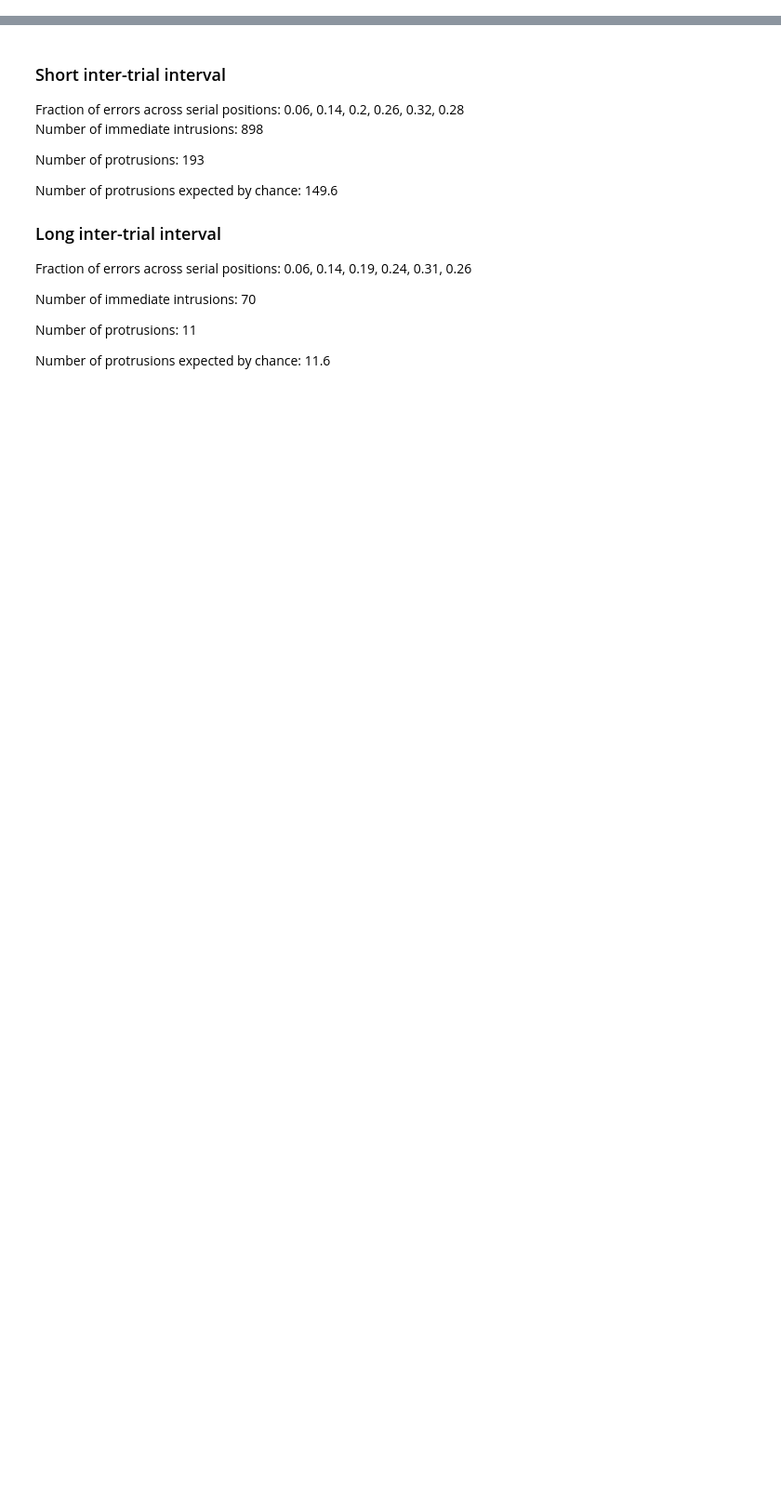
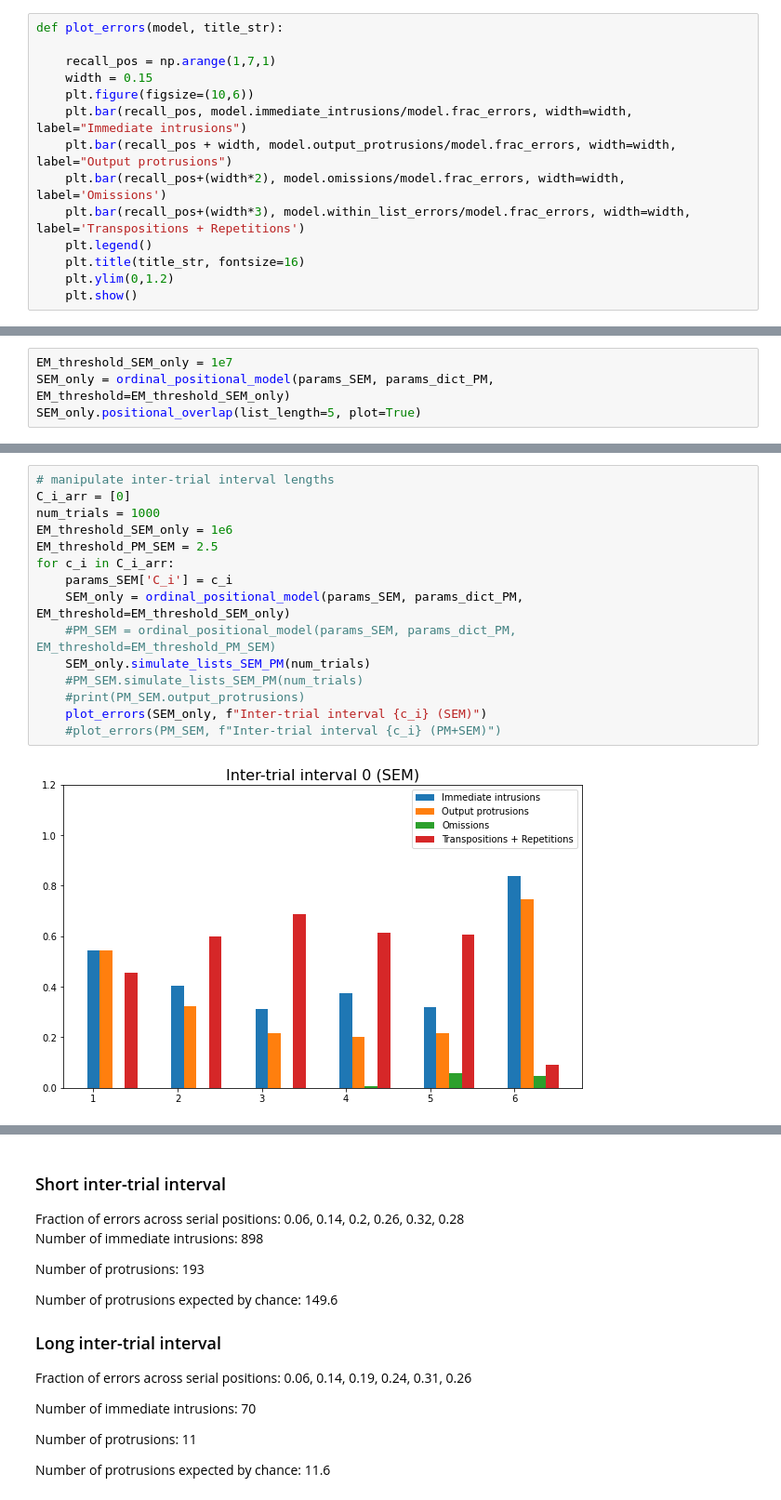
Before and after one commit to ebrahimfeghhi/isr_models, a Jupyter notebook: dual_model.ipynb, the cells around one changed output, grey strips where cells are left out. Shown: that part at 93% size. Saved outputs shown, nothing was run; the diff lists cells and outputs as text; blank space fills up the shorter version.

```diff
--- a/dual_model.ipynb
+++ b/dual_model.ipynb
@@ -85 +78,15 @@ class ordinal_positional_model(MultiTrialSEM, primacy_model):
+# %%
+def plot_errors(model, title_str):
+
+    recall_pos = np.arange(1,7,1)
+    width = 0.15
+    plt.figure(figsize=(10,6))
+    plt.bar(recall_pos, model.immediate_intrusions/model.frac_errors, width=width, label="Immediate intrusions")
+    plt.bar(recall_pos + width, model.output_protrusions/model.frac_errors, width=width, label="Output protrusions")
+    plt.bar(recall_pos+(width*2), model.omissions/model.frac_errors, width=width, label='Omissions')
+    plt.bar(recall_pos+(width*3), model.within_list_errors/model.frac_errors, width=width, label='Transpositions + Repetitions')
+    plt.legend()
+    plt.title(title_str, fontsize=16)
+    plt.ylim(0,1.2)
+    plt.show()
 # %%
@@ -121,0 +101,4 @@ for c_i in C_i_arr:
+# %%
+EM_threshold_SEM_only = 1e7
+SEM_only = ordinal_positional_model(params_SEM, params_dict_PM, EM_threshold=EM_threshold_SEM_only)
+SEM_only.positional_overlap(list_length=5, plot=True)
@@ -121,0 +121,17 @@ for c_i in C_i_arr:
+# %%
+# manipulate inter-trial interval lengths
+C_i_arr = [0]
+num_trials = 1000
+EM_threshold_SEM_only = 1e6
+EM_threshold_PM_SEM = 2.5
+for c_i in C_i_arr:
+    params_SEM['C_i'] = c_i
+    SEM_only = ordinal_positional_model(params_SEM, params_dict_PM, EM_threshold=EM_threshold_SEM_only)
+    #PM_SEM = ordinal_positional_model(params_SEM, params_dict_PM, EM_threshold=EM_threshold_PM_SEM)
+    SEM_only.simulate_lists_SEM_PM(num_trials)
+    #PM_SEM.simulate_lists_SEM_PM(num_trials)
+    #print(PM_SEM.output_protrusions)
+    plot_errors(SEM_only, f"Inter-trial interval {c_i} (SEM)")
+    #plot_errors(PM_SEM, f"Inter-trial interval {c_i} (PM+SEM)")
+# %% [output]
+[figure, added]
```
Also changed, not shown: parts of 11 cells of this notebook, 23 other files.
